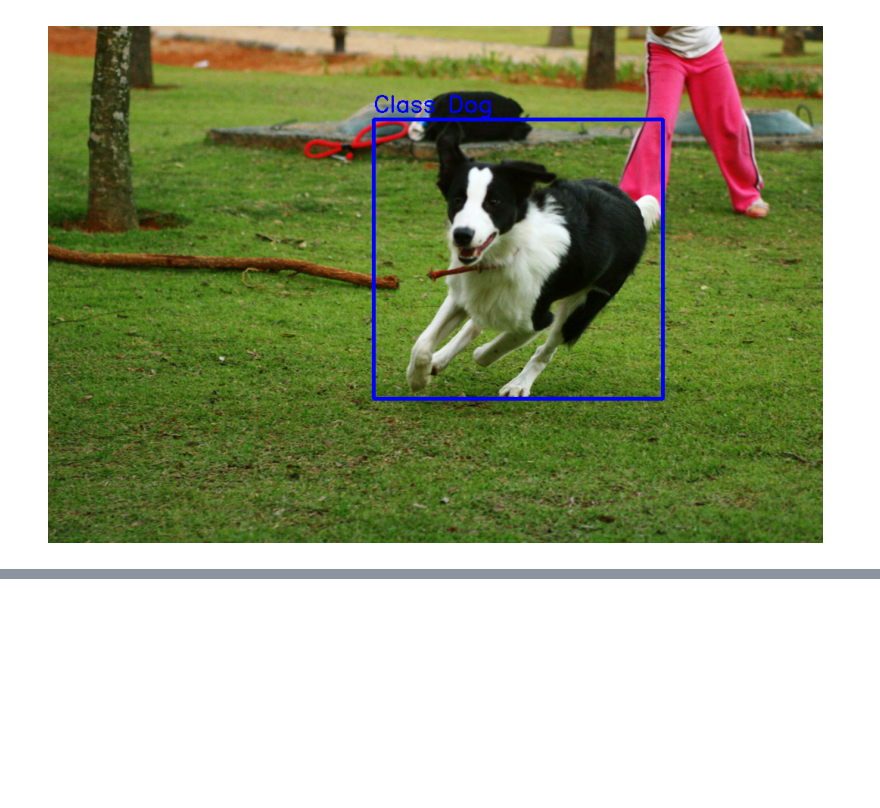
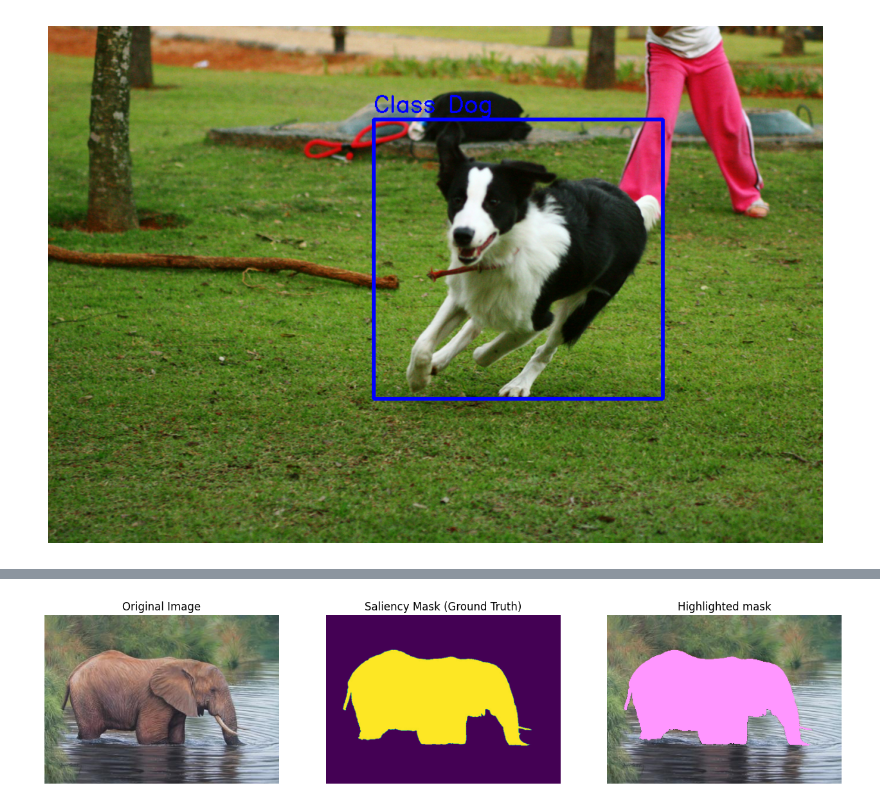
Before and after one commit to Chromatina/su-mt4007, a Jupyter notebook: Project_4_temp.ipynb, the cells around one changed output, grey strips where cells are left out. Saved outputs shown, nothing was run; the diff lists cells and outputs as text; code cells hidden in the pictures; blank space fills up the shorter version.

```diff
--- a/Project_4_temp.ipynb
+++ b/Project_4_temp.ipynb
@@ -118,0 +173,42 @@ Ska splitta datan sen när jag kör full-scale
+# %%
+import os
+import matplotlib.pyplot as plt
+from PIL import Image
+import numpy as np
+
+base_path = "/root/.cache/kagglehub/datasets/balraj98/duts-saliency-detection-dataset/versions/1"
+train_img_dir = os.path.join(base_path, "DUTS-TR", "DUTS-TR-Image")
+train_mask_dir = os.path.join(base_path, "DUTS-TR", "DUTS-TR-Mask")
+
+# Get a sample filename
+sample_filename = os.listdir(train_img_dir)[3]
+# Note: Masks are often .png while images are .jpg;
+# we swap the extension to find the matching mask
+mask_filename = sample_filename.replace(".jpg", ".png")
+
+# Load images
+img = np.array(Image.open(os.path.join(train_img_dir, sample_filename)))
+mask = np.array(Image.open(os.path.join(train_mask_dir, mask_filename)))
+#img = Image.open(os.path.join(train_img_dir, sample_filename))
+#mask = Image.open(os.path.join(train_mask_dir, mask_filename))
+highlighted_img = img.copy()
+
+# Anywhere the mask is bright (white), increase the Red channel
+# (Assuming mask values are 0-255)
+highlighted_img[mask > 128, 0] = 255  # Red channel
+# Optional: lower the Green channel to make the pink "deeper"
+highlighted_img[mask > 128, 1] = 150
+highlighted_img[mask > 128, 2] = 255  # Blue channel
+
+# Plotting
+fig, ax = plt.subplots(1, 3, figsize=(16, 5))
+ax[0].imshow(img)
+ax[0].set_title("Original Image")
+ax[1].imshow(mask)
+ax[1].set_title("Saliency Mask (Ground Truth)")
+ax[2].imshow(highlighted_img)
+ax[2].set_title("Highlighted mask")
+for a in ax: a.axis('off')
+plt.show()
+# %% [output]
+[figure, added]
```
Also changed, not shown: parts of 7 cells of this notebook.
